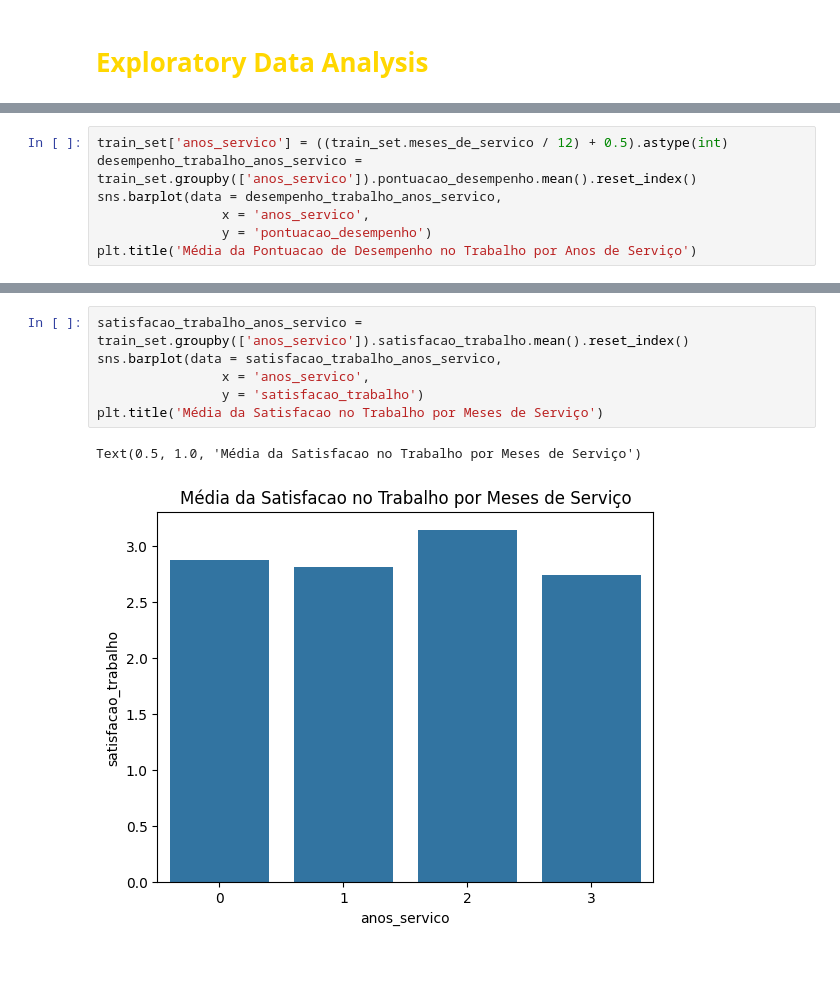
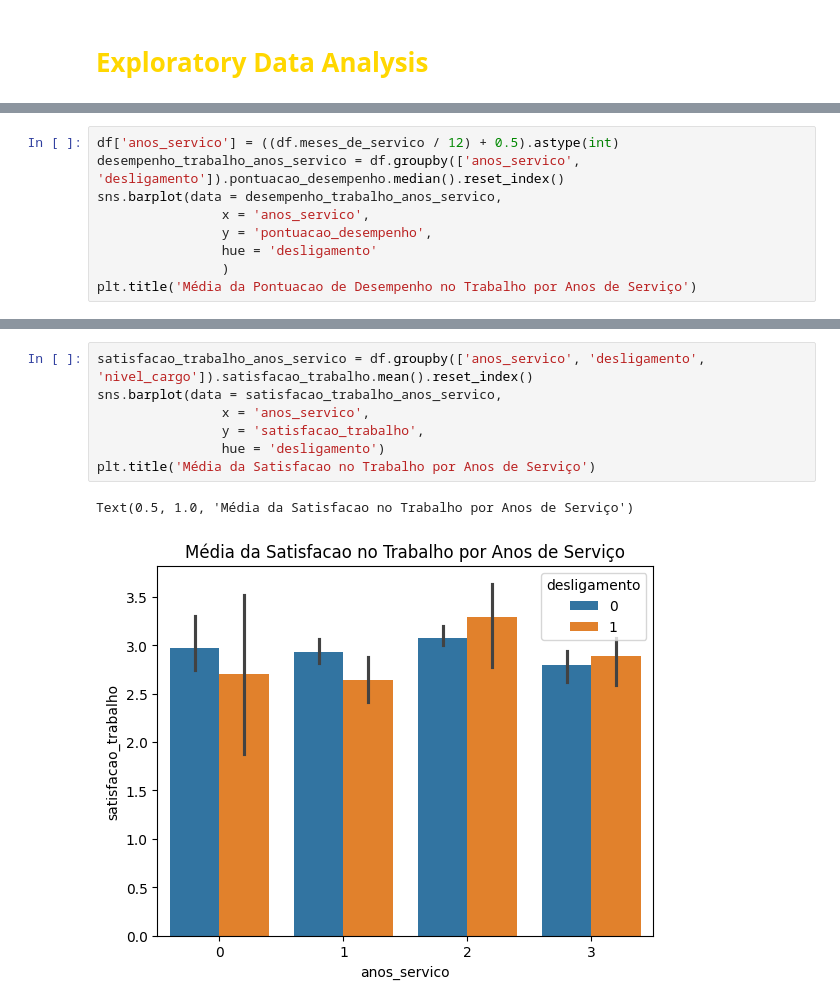
Before and after one commit to matheusmello-o/turnover-optmization, a Jupyter notebook: notebooks/01_data_exploration.ipynb, the cells around one changed output, grey strips where cells are left out. Saved outputs shown, nothing was run; the diff lists cells and outputs as text; blank space fills up the shorter version.

```diff
--- a/notebooks/01_data_exploration.ipynb
+++ b/notebooks/01_data_exploration.ipynb
@@ -188,9 +198,11 @@ Text(0.5, 1.0, 'Média da Satisfacao no Trabalho por Meses de Serviço')
 # %%
-train_set['anos_servico'] = ((train_set.meses_de_servico / 12) + 0.5).astype(int)
-desempenho_trabalho_anos_servico = train_set.groupby(['anos_servico']).pontuacao_desempenho.mean().reset_index()
+df['anos_servico'] = ((df.meses_de_servico / 12) + 0.5).astype(int)
+desempenho_trabalho_anos_servico = df.groupby(['anos_servico', 'desligamento']).pontuacao_desempenho.median().reset_index()
 sns.barplot(data = desempenho_trabalho_anos_servico,
                 x = 'anos_servico',
-                y = 'pontuacao_desempenho')
+                y = 'pontuacao_desempenho',
+                hue = 'desligamento'
+                )
 plt.title('Média da Pontuacao de Desempenho no Trabalho por Anos de Serviço')
 # %% [output]
 Text(0.5, 1.0, 'Média da Pontuacao de Desempenho no Trabalho por Anos de Serviço')
@@ -198,9 +210,10 @@ Text(0.5, 1.0, 'Média da Pontuacao de Desempenho no Trabalho por Anos de Servi
 # %%
-satisfacao_trabalho_anos_servico = train_set.groupby(['anos_servico']).satisfacao_trabalho.mean().reset_index()
+satisfacao_trabalho_anos_servico = df.groupby(['anos_servico', 'desligamento', 'nivel_cargo']).satisfacao_trabalho.mean().reset_index()
 sns.barplot(data = satisfacao_trabalho_anos_servico,
                 x = 'anos_servico',
-                y = 'satisfacao_trabalho')
-plt.title('Média da Satisfacao no Trabalho por Meses de Serviço')
+                y = 'satisfacao_trabalho',
+                hue = 'desligamento')
+plt.title('Média da Satisfacao no Trabalho por Anos de Serviço')
 # %% [output]
-Text(0.5, 1.0, 'Média da Satisfacao no Trabalho por Meses de Serviço')
+Text(0.5, 1.0, 'Média da Satisfacao no Trabalho por Anos de Serviço')
-[figure, old version]
+[figure, new version]
```
Also changed, not shown: parts of 21 cells of this notebook, 2 other files.
